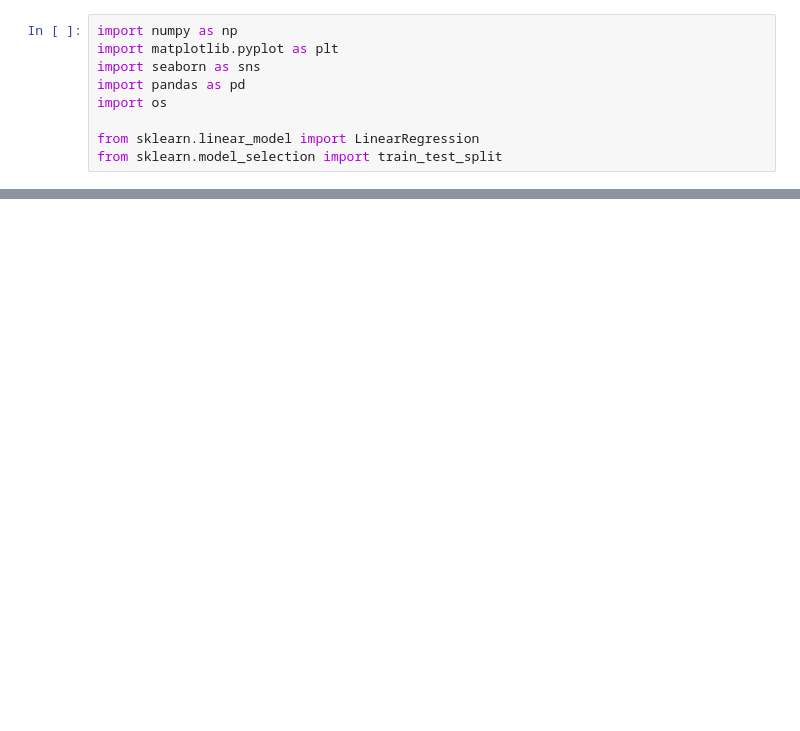
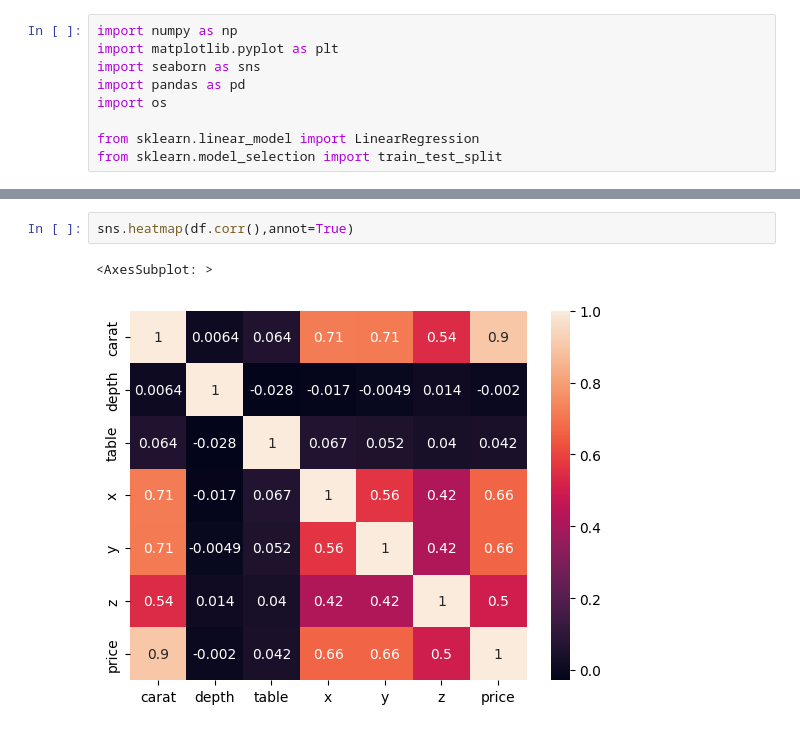
Before and after one commit to virajsanganeria/RUGVED_TaskPhase, a Jupyter notebook: rugvedt2.ipynb, the cells around one changed output, grey strips where cells are left out. Cells and saved outputs as stored; diff of their text form; blank space fills up the shorter version.

```diff
--- a/rugvedt2.ipynb
+++ b/rugvedt2.ipynb
@@ -14,0 +91,5 @@ FileNotFoundError: [Errno 2] No such file or directory: 'train1.csv'
+# %%
+sns.heatmap(df.corr(),annot=True)
+# %% [output]
+<AxesSubplot: >
+[figure, added]
```
Also changed, not shown: parts of 27 cells of this notebook.
